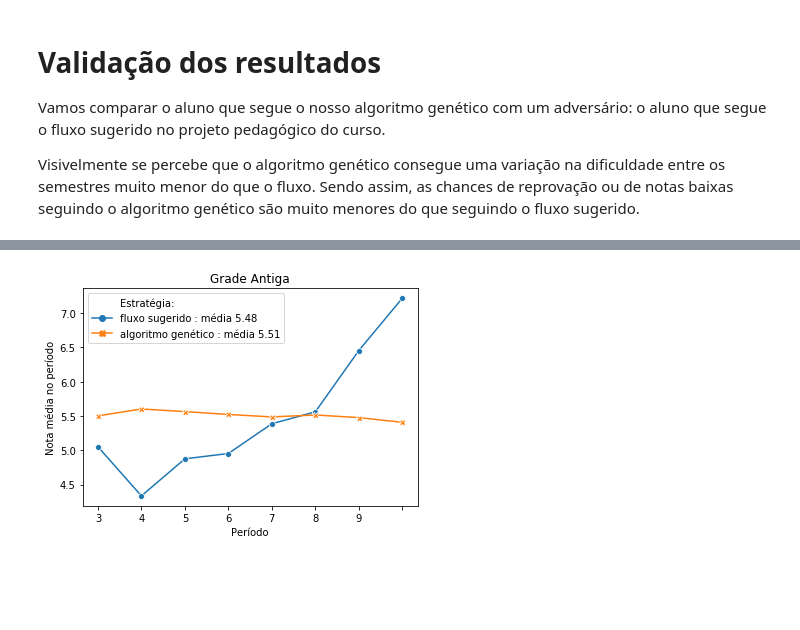
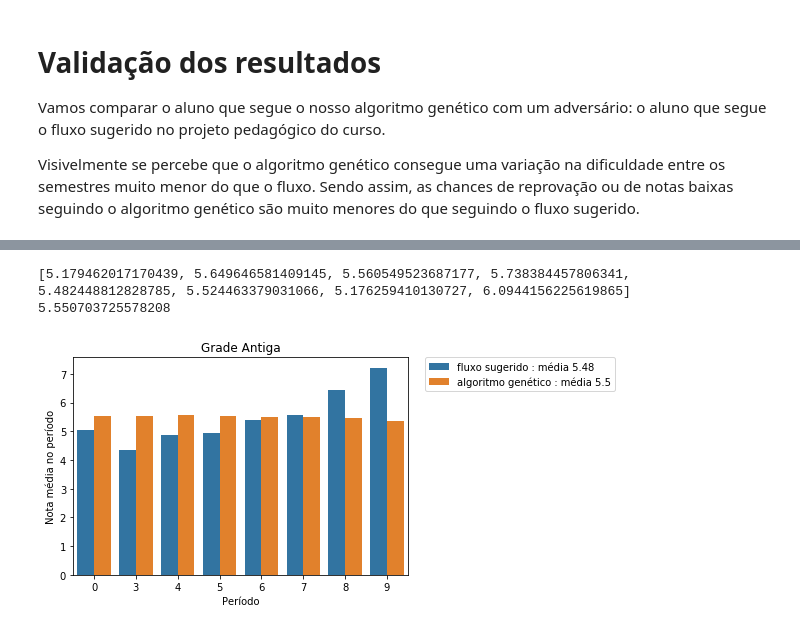
Before and after one commit to luanagbmartins/inteligencia-artificial, a Jupyter notebook: Módulo 5 - Algoritmos Genéticos/Rascunho.ipynb, the cells around one changed output, grey strips where cells are left out. Saved outputs shown, nothing was run; the diff lists cells and outputs as text; code cells hidden in the pictures; blank space fills up the shorter version.

```diff
--- a/Módulo 5 - Algoritmos Genéticos/Rascunho.ipynb
+++ b/Módulo 5 - Algoritmos Genéticos/Rascunho.ipynb
@@ -6,7 +6,7 @@ import re
 
 %matplotlib inline
 import matplotlib.pyplot as plt
-plt.rcParams["figure.figsize"] = (20,5)
+plt.rcParams["figure.figsize"] = (30,10)
 from collections import defaultdict
 # %%
 df = pd.read_csv('baseDeDados.csv', sep=';')
@@ -760,17 +760,18 @@ def plot_compare(scores, fluxo_scores):
     .rename(columns={
         2: 'Estratégia:'
     })
-    g = sns.lineplot(x=0,
+    g = sns.barplot(x=0,
                      y=1,
                      hue='Estratégia:',
-                     style='Estratégia:',
-                     markers=True,
-                     dashes=False,
+#                      style='Estratégia:',
+#                      markers=True,
+#                      dashes=False,
                      data=dataplot)
     g.axes.set(xlabel='Período')
     g.axes.set(xticklabels=[0,3,4,5,6,7,8,9])
     g.axes.set(ylabel='Nota média no período')
     g.set_title('Grade Antiga')
+    plt.legend(bbox_to_anchor=(1.05, 1), loc=2, borderaxespad=0.)
     pass
 # %%
 # Aqui definimos um aluno hipotético que cursa 5 matérias por semestre.
@@ -887,34 +889,41 @@ a = Aluno(df, grade_nova=False)
 NUMERO_DE_MATERIAS = 5
 PERIODO = 1
 
 # Numero de cromossomos por população
-N_POPULACAO = 50
+N_POPULACAO = 25
 # Probabilidade de cruzamento
-C_PROB = 0.9
+C_PROB = 0.8
 # Probabilidade de mutação
 M_PROB = 0.01
 # Quantidade de gerações
 N_GEN = 50
 # Fator de divisão do torneio
 TORNEIO = 10
 
-for i in range(10):
+for i in range(100):
     # Supomos que este aluno cursou o primeiro período no fluxo, 5 matérias por semestre.
     materias = [ x[0] for x in a.criar_fluxo(periodos=PERIODO, lim=5) ]
 
     # Geramos um projeto de curso para o aluno usando o algoritmo genético.
     curso = []
     for item in gerar_plano(a,
                             materias,
                             grade_nova=False,
                             grade_antiga=True,
                             expand=False):
         curso.append(item)
 
     scores, fluxo_scores = compare(a, curso)
 
     test_results.append(scores)
 
+test_results_scores = [ np.sum(x) for x in test_results ]
+max_idx = test_results_scores.index(max(test_results_scores))
+print(test_results[max_idx])
+print(np.mean(test_results[max_idx]))
+
 plot_compare(pd.DataFrame(test_results).fillna(0.0).mean().tolist(), fluxo_scores)
 # %% [output]
+[5.179462017170439, 5.649646581409145, 5.560549523687177, 5.738384457806341, 5.482448812828785, 5.524463379031066, 5.176259410130727, 6.0944156225619865]
+5.550703725578208
-[figure, old version]
+[figure, new version]
```
Also changed, not shown: parts of 4 cells of this notebook, 1 other file.
